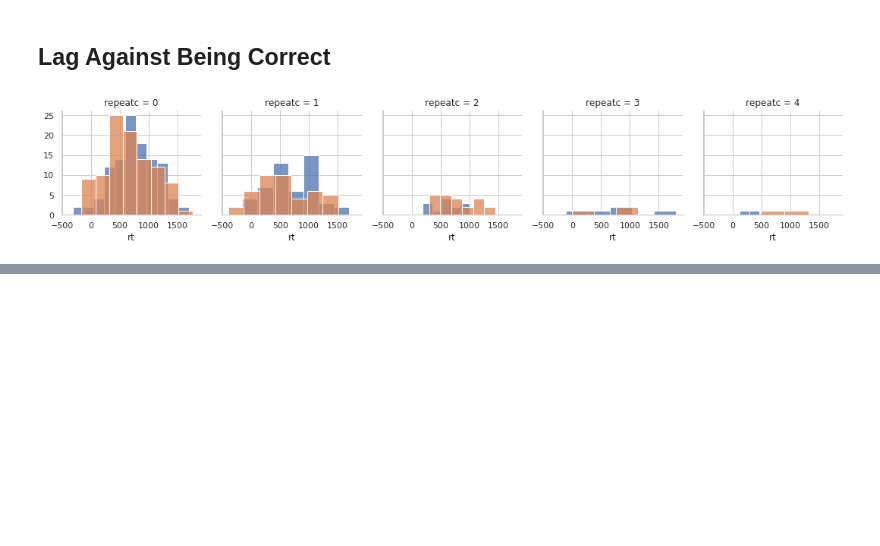
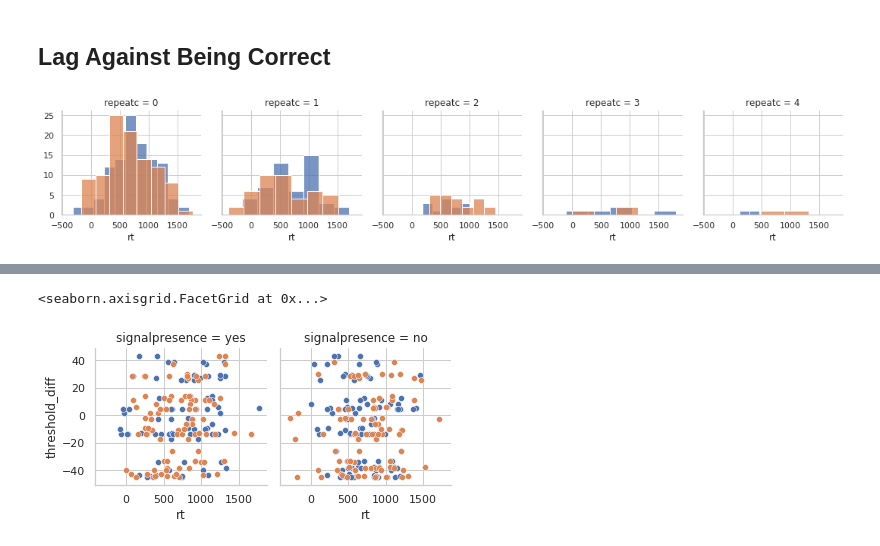
Before and after one commit to 104H/dyadicdecisionmaking, a Jupyter notebook: dataanalysis/dataviz.ipynb, the cells around one changed output, grey strips where cells are left out. Cells and saved outputs as stored; diff of their text form; code cells hidden in the pictures; blank space fills up the shorter version.

```diff
--- a/dataanalysis/pipeline.ipynb
+++ b/dataanalysis/dataviz.ipynb
@@ -186,0 +200,7 @@ p.map(sns.histplot, 'rt');
+# %%
+p = sns.FacetGrid(df, col='signalpresence', hue="correct")
+df['threshold_diff'] = df.subject1_threshold-df.subject2_threshold
+p.map(sns.scatterplot, "rt", "threshold_diff")
+# %% [output]
+<seaborn.axisgrid.FacetGrid at 0x...>
+[figure, added]
```
Also changed, not shown: parts of 9 cells of this notebook.
